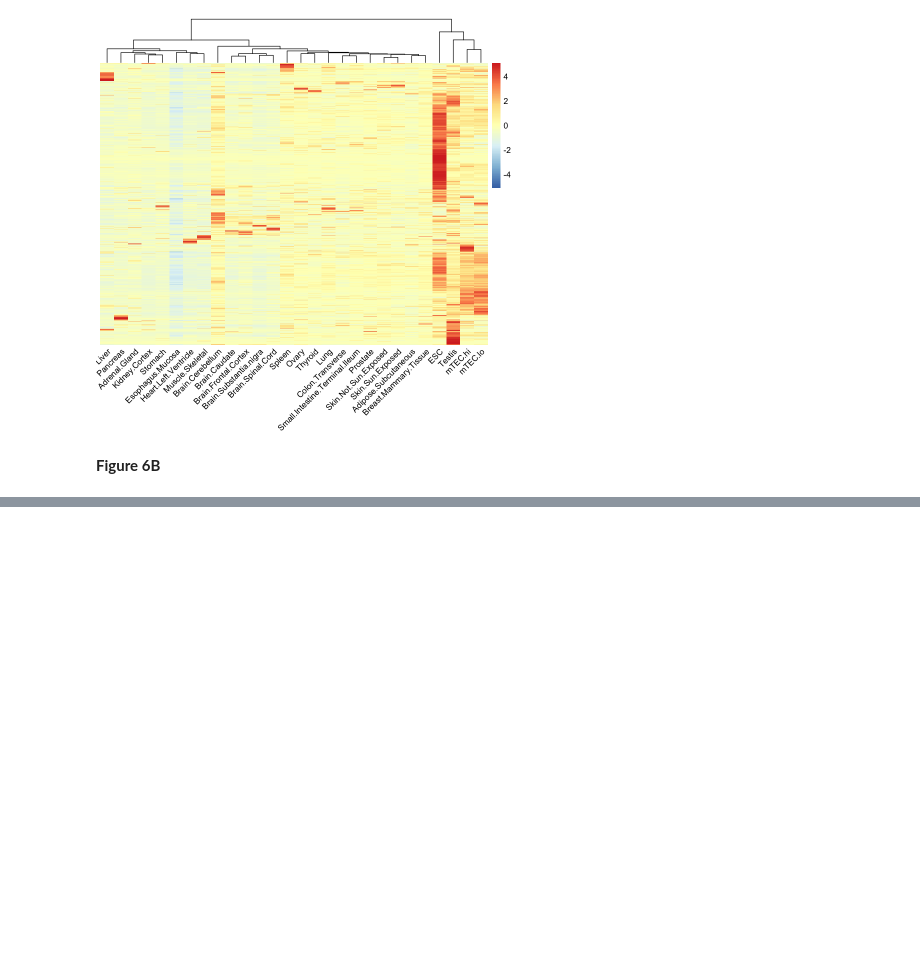
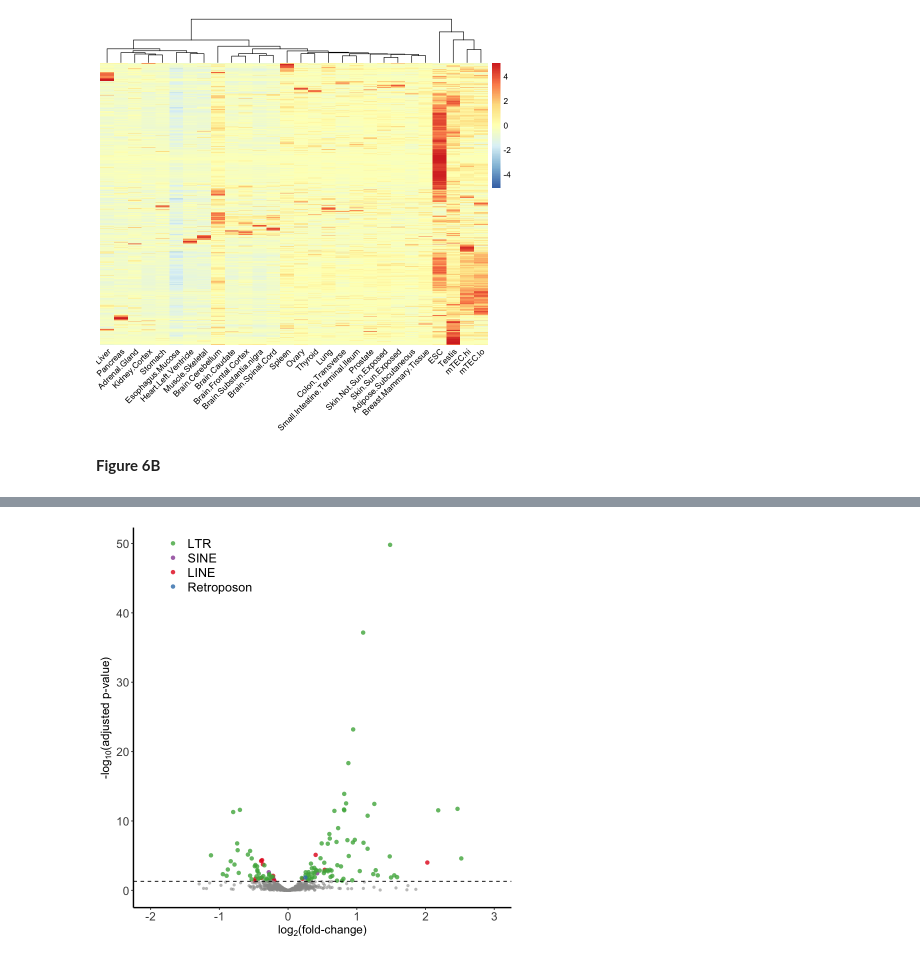
Before and after one commit to meyer-lab-cshl/transcriptomic-diversity-human-mTECs, a Jupyter notebook: Figures/Figure6.ipynb, the cells around one changed output, grey strips where cells are left out. Saved outputs shown, nothing was run; the diff lists cells and outputs as text; code cells hidden in the pictures; blank space fills up the shorter version.

Commit message:
Figure 6B

```diff
--- a/Figures/Figure6.ipynb
+++ b/Figures/Figure6.ipynb
@@ -114,0 +279,39 @@ my_heatmap = pheatmap(averaged_TPM,
+# %%
+################################################################################
+# Volcano plot
+################################################################################
+
+r = "#e41a1c"
+b = '#377eb8'
+g = "#4daf4a"
+p = "#984ea3"
+
+input = results_df_transcripts_ERE
+
+input$class = factor(input$class, levels = c('LTR', 'SINE', 'LINE', 'Retroposon'))
+
+volcano_plot = ggplot() +
+  geom_point(data = subset(input, significant == TRUE), aes(x = log2FoldChange, y = -log10(padj), fill = class, color = class), size = 2.5, alpha = 0.8, shape = 21, stroke = 0) +
+  geom_point(data = subset(input, significant == FALSE), aes(x = log2FoldChange, y = -log10(padj)), size = 1.8, shape = 16, stroke = 0, color = alpha('#9B9A99', 0.6)) +
+  geom_hline(yintercept = -log10(0.05), linetype = 'dashed') +
+  xlab(expression('log'[2]*'(fold-change)')) +
+  ylab(expression('-log'[10]*'(adjusted p-value)')) +
+  xlim(-2, 3) +
+  scale_fill_manual(values = c(g, p, r, b)) +
+  scale_colour_manual(values = c(g, p, r, b)) +
+  labs(fill= "") +
+  guides(color = F)
+
+volcano_plot + theme_bw() + theme(plot.title = element_text(face = 'bold', size = 20),
+                                  plot.subtitle = element_text(size = 14),
+                                  axis.text.x = element_text(size = 14),
+                                  axis.text.y = element_text(size = 14),
+                                  axis.title = element_text(size = 14),
+                                  axis.line = element_line(size = 0.8),
+                                  panel.border = element_blank(),
+                                  legend.text = element_text(size = 15),
+                                  legend.title = element_text(size = 18),
+                                  legend.position = c(0.2, 0.93),
+                                  panel.grid.major = element_blank(),
+                                  panel.grid.minor = element_blank())
+# %% [output]
@@ -114,0 +320 @@ my_heatmap = pheatmap(averaged_TPM,
+[figure, added]
```
Also changed, not shown: parts of 3 cells of this notebook, 1 other file.
